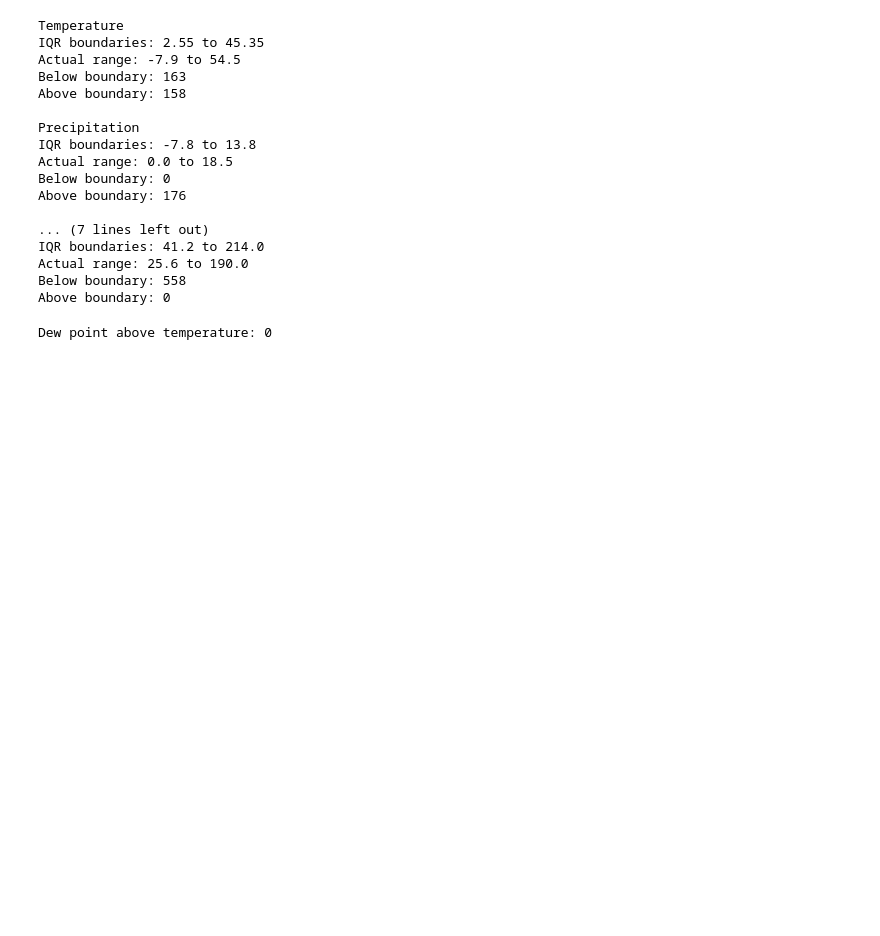
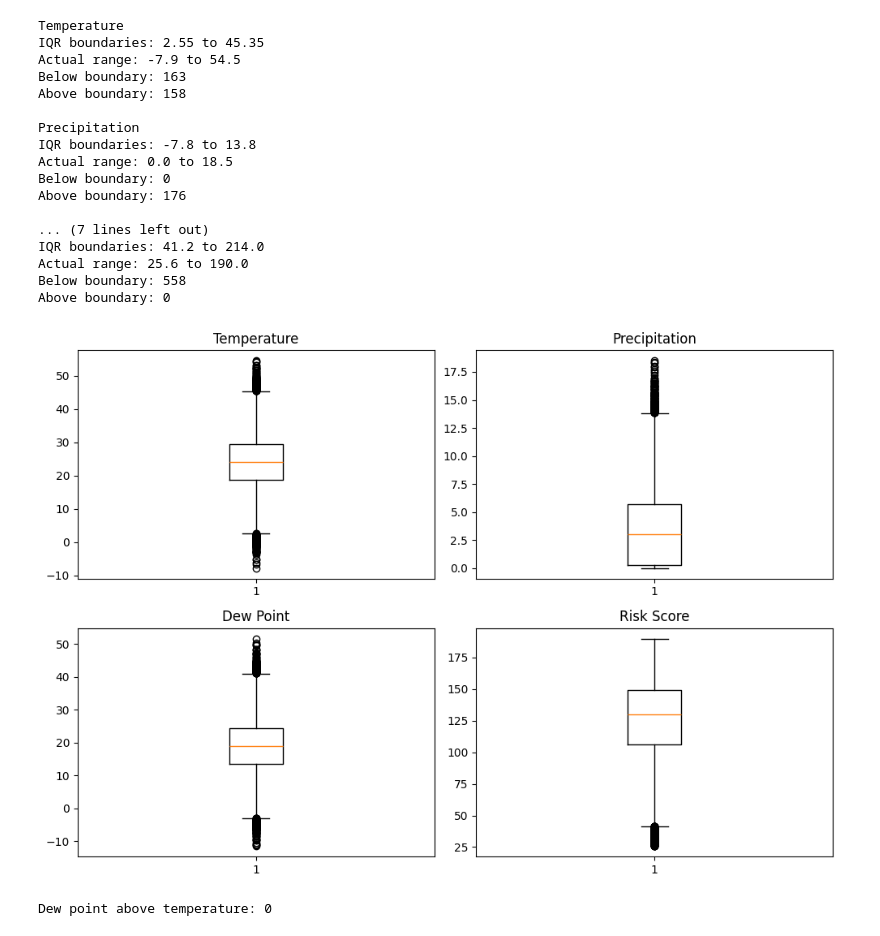
Before and after one commit to zeemohamed7/ai-traffic-project, a Jupyter notebook: IT7009_Traffic_Incident_Analysis.ipynb, the cells around one changed output. Saved outputs shown, nothing was run; the diff lists cells and outputs as text; code cells hidden in the pictures; blank space fills up the shorter version.

Commit message:
Add box plots

```diff
--- a/IT7009_Traffic_Incident_Analysis.ipynb
+++ b/IT7009_Traffic_Incident_Analysis.ipynb
@@ -938,6 +938,31 @@ IQR boundaries: 41.2 to 214.0
 Actual range: 25.6 to 190.0
 Below boundary: 558
 Above boundary: 0
+# %%
+import matplotlib.pyplot as plt
+
+plt.figure(figsize=(10, 7))
+
+plt.subplot(2, 2, 1)
+plt.boxplot(df_clean["Temperature"])
+plt.title("Temperature")
+
+plt.subplot(2, 2, 2)
+plt.boxplot(df_clean["Precipitation"])
+plt.title("Precipitation")
+
+plt.subplot(2, 2, 3)
+plt.boxplot(df_clean["Dew_Point"])
+plt.title("Dew Point")
+
+plt.subplot(2, 2, 4)
+plt.boxplot(df_clean["Risk_Score"])
+plt.title("Risk Score")
+
+plt.tight_layout()
+plt.show()
+# %% [output]
+[figure, added]
 # %%
 # Check consistency between dew point and temperature - dew point generally cannot exceed air temperature
 dew_point_invalid = df_clean["Dew_Point"] > df_clean["Temperature"]
```
Also changed, not shown: parts of 1 cell of this notebook.
